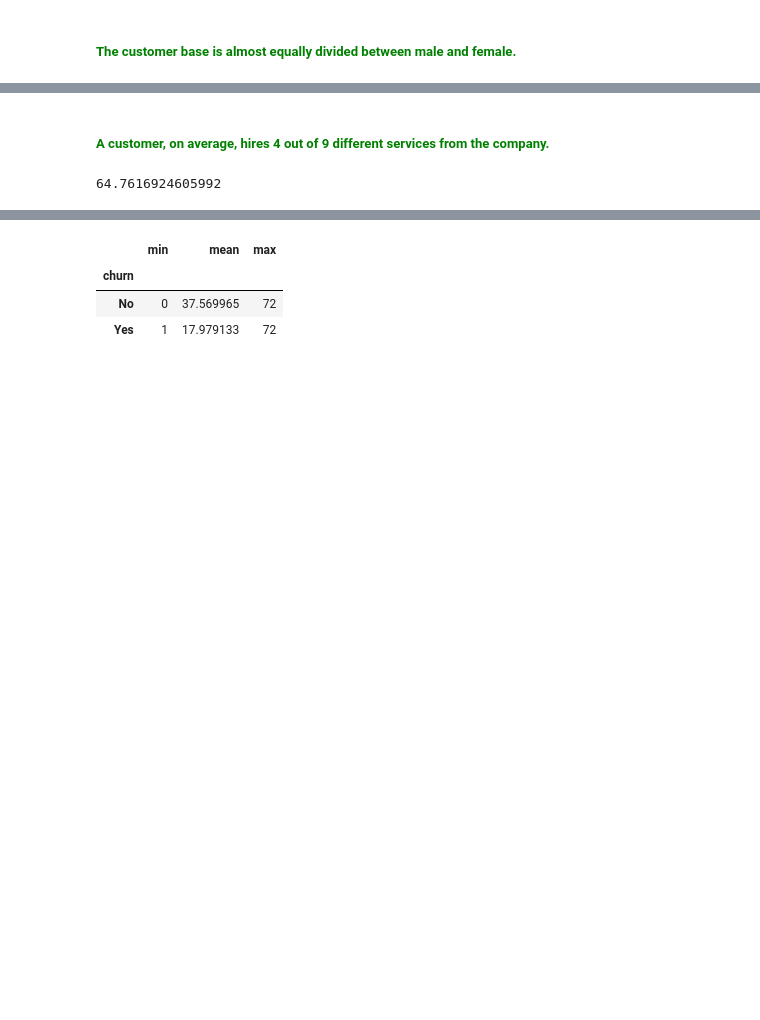
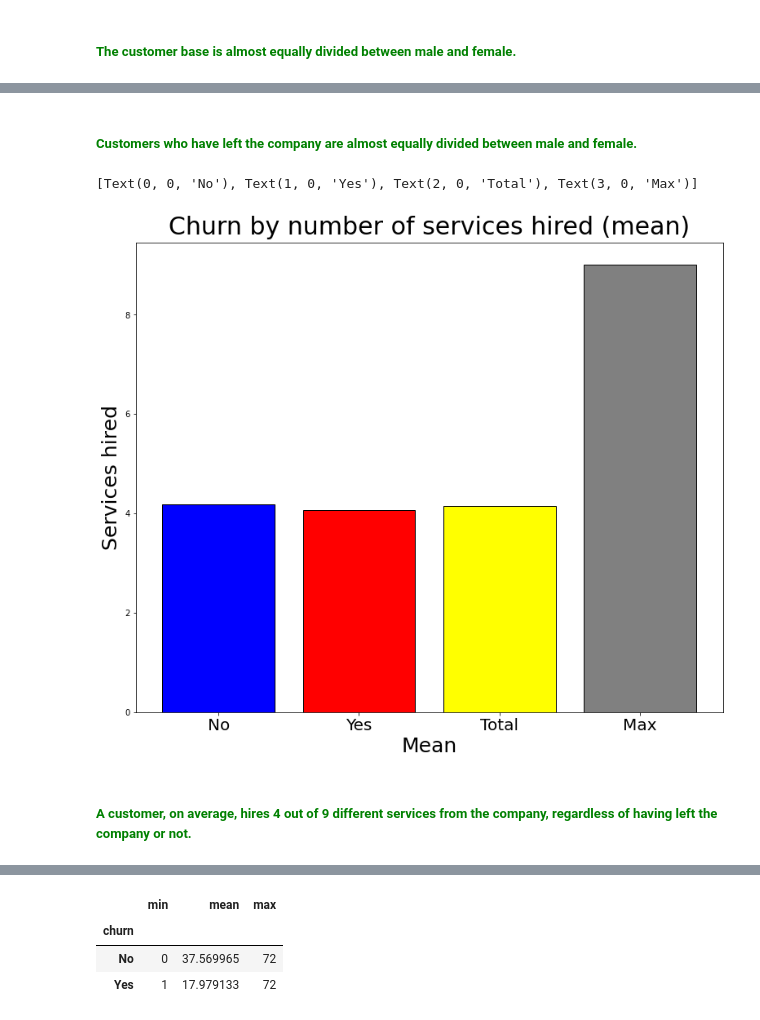
Before and after one commit to LupiVolpi/alura_challenge_data_science, a Jupyter notebook: week_2_Analysing_Visualizing_and_Drawing_Insights_from_the_dataset/alura_challenge_data_science_week_2.ipynb, the cells around one changed output, grey strips where cells are left out. Saved outputs shown, nothing was run; the diff lists cells and outputs as text; code cells hidden in the pictures; blank space fills up the shorter version.

```diff
--- a/week_2_Analysing_Visualizing_and_Drawing_Insights_from_the_dataset/alura_challenge_data_science_week_2.ipynb
+++ b/week_2_Analysing_Visualizing_and_Drawing_Insights_from_the_dataset/alura_challenge_data_science_week_2.ipynb
@@ -89,6 +108,22 @@ data_treated["services_hired"].mean()
+# %% [markdown]
+##### <font color = "Green"> Customers who have left the company are almost equally divided between male and female.
+# %%
+fig4 = plt.figure(figsize = (10,8))
+axis4 = fig4.add_axes([0, 0, 1, 1])
+
+data = [data_treated.query("churn == 'No'")["services_hired"].mean(), data_treated.query("churn == 'Yes'")["services_hired"].mean(), data_treated["services_hired"].mean(), data_treated["services_hired"].max()]
+index = range(len(data))
+xlabels = ["No", "Yes", "Total", "Max"]
+
+axis4.bar(index, data, color = ["blue", "red", "yellow", "gray"], edgecolor = "black")
+axis4.set_title("Churn by number of services hired (mean)", fontsize = 30, pad = 10)
+axis4.set_xlabel("Mean", fontsize = 25)
+axis4.set_ylabel("Services hired", fontsize = 25)
+
+axis4.set_xticks(index)
+axis4.set_xticklabels(xlabels, fontsize = 20)
+# %% [output]
+[Text(0, 0, 'No'), Text(1, 0, 'Yes'), Text(2, 0, 'Total'), Text(3, 0, 'Max')]
+[figure, added]
 # %% [markdown]
-##### <font color = "Green"> A customer, on average, hires 4 out of 9 different services from the company.
+##### <font color = "Green"> A customer, on average, hires 4 out of 9 different services from the company, regardless of having left the company or not.
-# %%
-data_treated["charges_monthly"].mean()
-# %% [output]
-64.7616924605992
```
Also changed, not shown: parts of 21 cells of this notebook.
